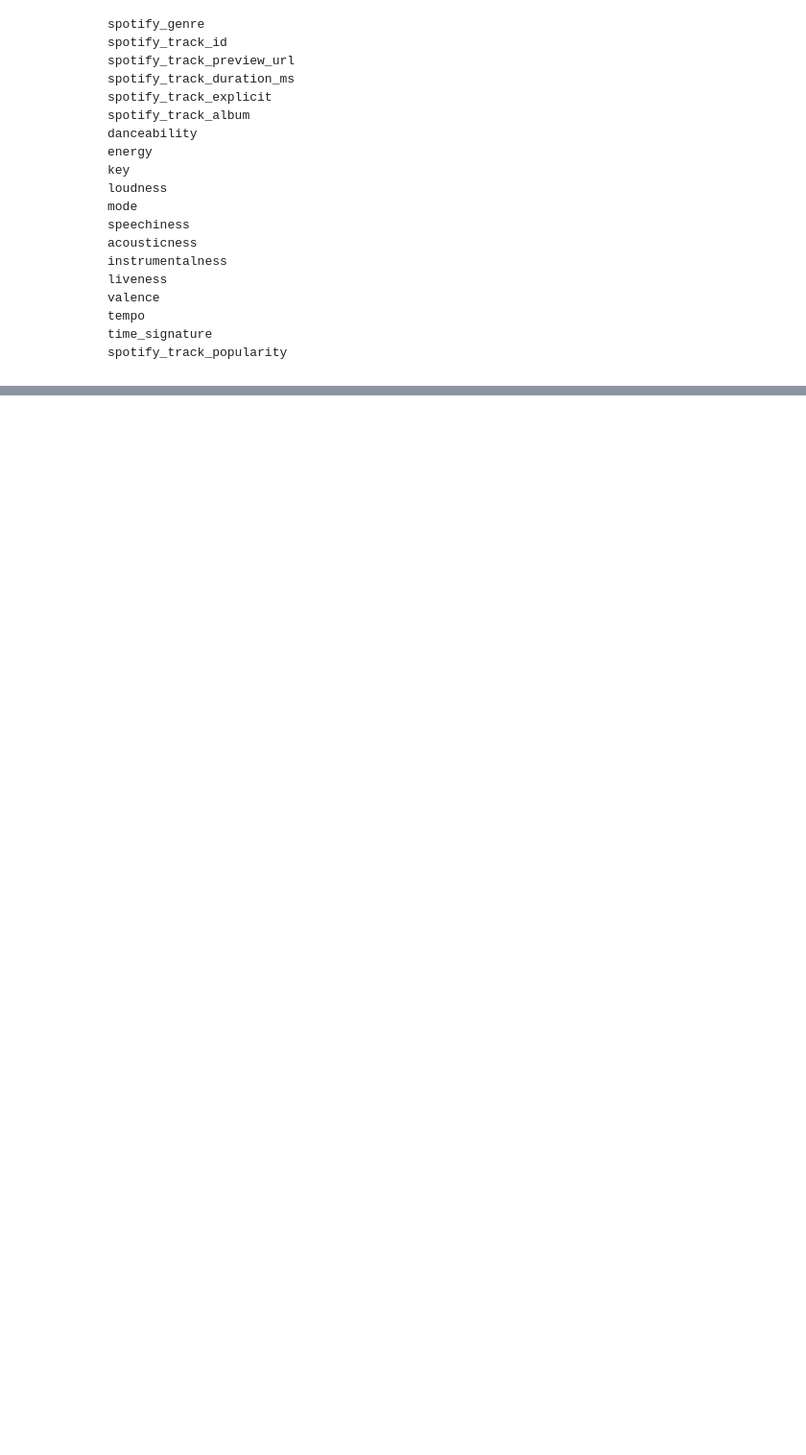
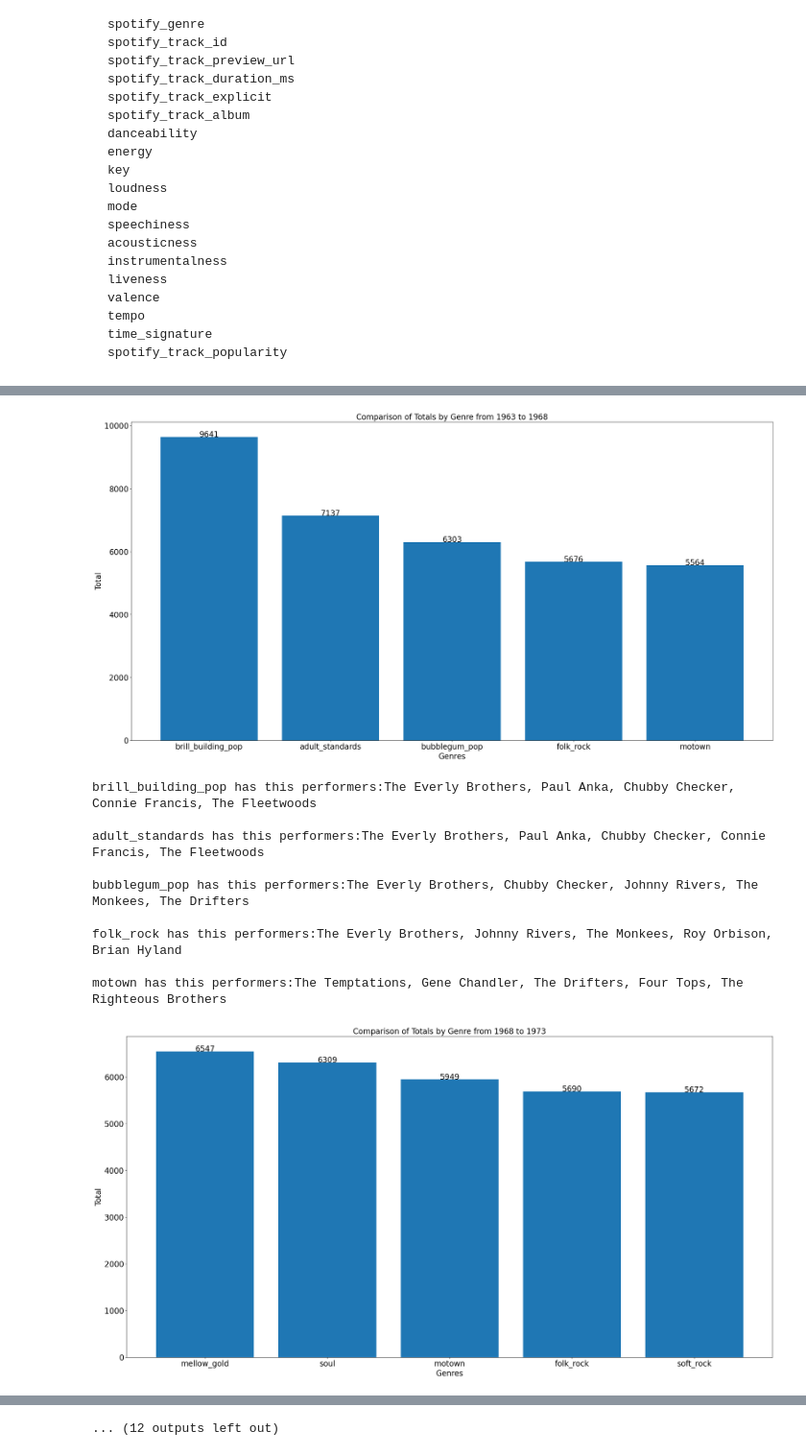
Before and after one commit to jorgegmayorgas/ONLINE_DS_THEBRIDGE_JORGE_GIMENEZ, a Jupyter notebook: EDA/Billboard Hot weekly charts/1-Definicion_EDA_v2.ipynb, the cells around one changed output, grey strips where cells are left out. Shown at 96% size. Cells and saved outputs as stored; diff of their text form; code cells hidden in the pictures; blank space fills up the shorter version.

```diff
--- a/EDA/Billboard Hot weekly charts/1-Definicion_EDA_v2.ipynb
+++ b/EDA/Billboard Hot weekly charts/1-Definicion_EDA_v2.ipynb
@@ -756,5 +926,3 @@ unique_df = pd.DataFrame(unique_values, columns=['SongID'])
 unique_df
 df=df_Hot_Stuff_with_genres[df_Hot_Stuff_with_genres['SongID']=="......And Roses And RosesAndy Williams"].sort_values(by='WeekID_As_Date',ascending=True).copy()
 df.reset_index(inplace=True)
-# %%
-df.set_index("index")
@@ -788,3 +954,10 @@ def figure(df_categorica):
     anyo_fin = str(anyo_fin)
     plt.title('Comparison of Totals by Genre from '+ anyo + " to " + anyo_fin,fontsize=size)
     plt.show()
+# %%
+####
+value_to_find='mellow_gold'
+condition_1= df_Hot_Stuff_with_genres['WeekID_As_Date'] < pd.to_datetime('1968-01-01')
+condition_2= df_Hot_Stuff_with_genres['Week Position'] == 1
+condition_3= df_Hot_Stuff_with_genres[df_Hot_Stuff_with_genres['spotify_genre_list'].apply(lambda x: value_to_find in x)]
+####
@@ -791,23 +1013,79 @@ def figure(df_categorica):
+# %%
+for index_1, row_1 in performer.head(5).iterrows():
+                #print(f"{', '.join(map(str, row_1['Performer_x']))}")
+                if loop != 0:
+                    print(f", {row_1['Performer_x']}",end="")
+                else:
+                     print(f"{row_1['Performer_x']}",end="")
+                loop=+1
 # %%
 #estoy aquí 2024/01/03 22:12
-import os
 
-folder_path = '.\data_genre'  # Replace this with the path to your folder
+folder_path = '.\data_genre'  # Replace this with the absolute/relative path to your folder
 
 # Loop through files in the folder
 for filename in os.listdir(folder_path):
     file_path = os.path.join(folder_path, filename)
     if os.path.isfile(file_path):
         df_genres_count = pd.read_csv(file_path,sep=";").set_index("index")
         df_genres_count["start_date"] = pd.to_datetime(df_genres_count["start_date"])
         df_genres_count["end_date"] = pd.to_datetime(df_genres_count["end_date"])
         df_categorica = df_genres_count.sort_values(by="Count",ascending=False).head(5).copy()
         figure(df_categorica)
-        for row in df_categorica.iterrows():
-            condition_1= df_Hot_Stuff_with_genres['WeekID_As_Date'] < row['end_date']
+        for index,row in df_categorica.iterrows():
+            value_to_find=row['Genre']
+            condition_1= df_Hot_Stuff_with_genres['WeekID_As_Date'] < row["end_date"]
+            #print("condition_1_total_of",len(condition_1))
             condition_2= df_Hot_Stuff_with_genres['Week Position'] == 1
+            #print("condition_2_total_of",len(condition_2))
+            condition_3= df_Hot_Stuff_with_genres[df_Hot_Stuff_with_genres['spotify_genre_list'].apply(lambda x: value_to_find in x)]
+            #print(condition_3)
+            performer = df_Hot_Stuff_with_genres[(condition_1) & (condition_2)].copy()
+            performer.reset_index(inplace=True)
+            #print(performer.columns)
+            #print('Performer y:',performer['Performer_y'])
+            condition_3=df_Hot_100_Audio_Features[df_Hot_100_Audio_Features['spotify_genre_list'].apply(lambda x: value_to_find in x)].copy()
+           #print("Condition_3:",condition_3['Performer'])
+            condition_3.rename(columns={'Performer': 'Performer_x'}, inplace=True)
 
-            df_Hot_Stuff_with_genres[condition['spotify_genre_list'] in row['Genre']]
+            df_artists_of_the_genre = pd.merge(condition_3, performer, on='Performer_x', how='inner')
+            unique_values= df_artists_of_the_genre['Performer_x'].unique()
+            #print(f"unique_values:{unique_values}")
+            #print("df_artists_of_the_genre.head(5):",df_artists_of_the_genre,type(df_artists_of_the_genre))
+            unique_df = pd.DataFrame(unique_values, columns=['Performer'])
+            unique_df = unique_df.head(5).copy()
+            #print(f"unique_df:{unique_df}")
+            #print("performer:",len(performer))
+            #print("performer type:",type(performer))
+            #performer['Performer'].nunique()
+            print(f"{value_to_find} has this performers:",end='')
+            loop=0
+            #print("columns:",unique_df.columns)
+            for index_1, row_1 in unique_df.head(5).iterrows():
+                #print(f"{', '.join(map(str, row_1['Performer_x']))}")
+                if loop != 0:
+                    print(f", {row_1['Performer']}",end="")
+                else:
+                    print(f"{row_1['Performer']}",end="")
+                loop=+1
+            print("")
+            print("")
+
+        #draft of an idea is for each top genre show 5 artists with a top 1 under that spotify genre
+
+            #df_Hot_Stuff_with_genres[condition['spotify_genre_list'] in row['Genre']]
 
         # Perform operations with the file
         #print(file_path)  # Example: Print file paths
+# %% [output]
+[figure, added]
+brill_building_pop has this performers:The Everly Brothers, Paul Anka, Chubby Checker, Connie Francis, The Fleetwoods
+
+adult_standards has this performers:The Everly Brothers, Paul Anka, Chubby Checker, Connie Francis, The Fleetwoods
+
+bubblegum_pop has this performers:The Everly Brothers, Chubby Checker, Johnny Rivers, The Monkees, The Drifters
+
+folk_rock has this performers:The Everly Brothers, Johnny Rivers, The Monkees, Roy Orbison, Brian Hyland
+
+motown has this performers:The Temptations, Gene Chandler, The Drifters, Four Tops, The Righteous Brothers
+[figure, added]
@@ -813,0 +1141 @@ for filename in os.listdir(folder_path):
+... (12 outputs left out)
```
Also changed, not shown: parts of 28 cells of this notebook, 2 other files.
